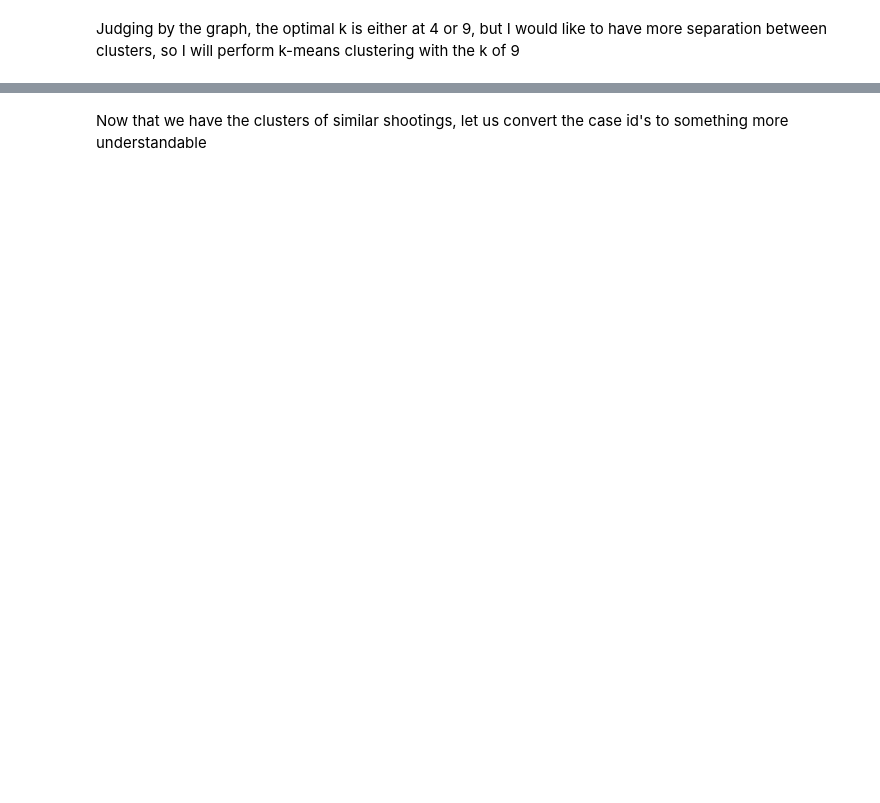
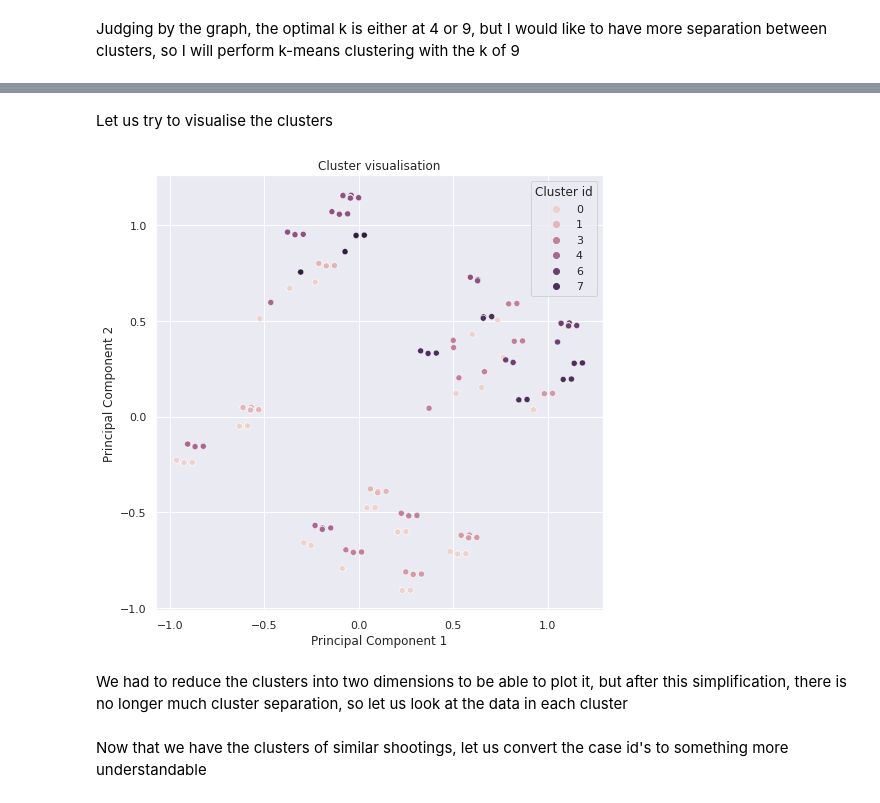
Before and after one commit to valdas-v1/Fatal-Police-Shooting-in-United-States, a Jupyter notebook: notebook.ipynb, the cells around one changed output, grey strips where cells are left out. Saved outputs shown, nothing was run; the diff lists cells and outputs as text; code cells hidden in the pictures; blank space fills up the shorter version.

Commit message:
Cluster visualisation

```diff
--- a/notebook.ipynb
+++ b/notebook.ipynb
@@ -608,3 +564,23 @@ array([1, 0, 8, ..., 0, 2, 3])
+# %% [markdown]
+Let us try to visualise the clusters
+# %%
+# PCA on two components to be able to visualise clusters
+pca = PCA(2)
+pca.fit(X)
+pca_data = pd.DataFrame(pca.transform(X))
+# %%
+# Plotting the results
+plt.figure(figsize=(8,8))
+sns.scatterplot(x=pca_data[0], y=pca_data[1], hue=clusters)
+plt.xlabel("Principal Component 1")
+plt.ylabel("Principal Component 2")
+plt.title("Cluster visualisation")
+plt.legend(title='Cluster id')
+plt.show()
+# %% [output]
+[figure, added]
+# %% [markdown]
+We had to reduce the clusters into two dimensions to be able to plot it, but after this simplification, there is no longer much cluster separation, so let us look at the data in each cluster
 # %% [markdown]
 Now that we have the clusters of similar shootings, let us convert the case id's to  something more understandable
 # %%
```
Also changed, not shown: parts of 46 cells of this notebook.
